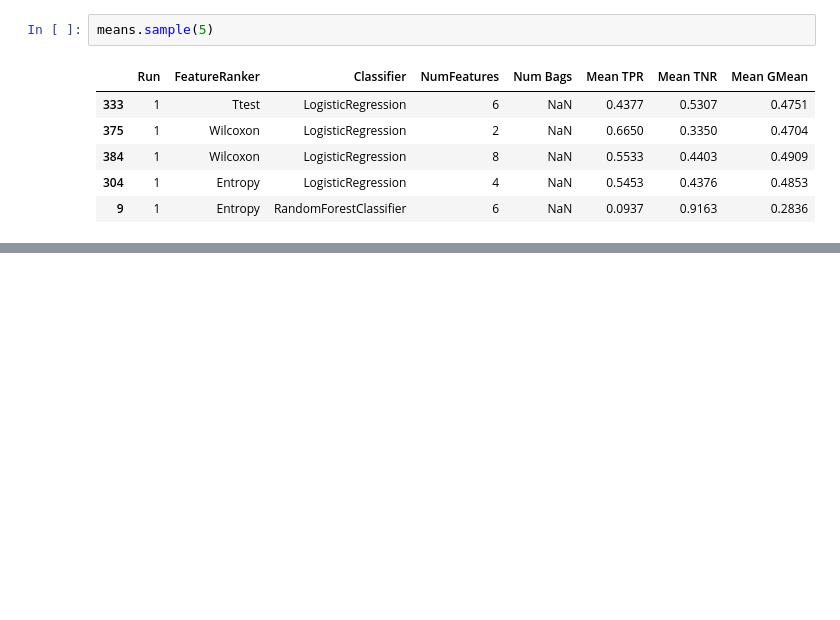
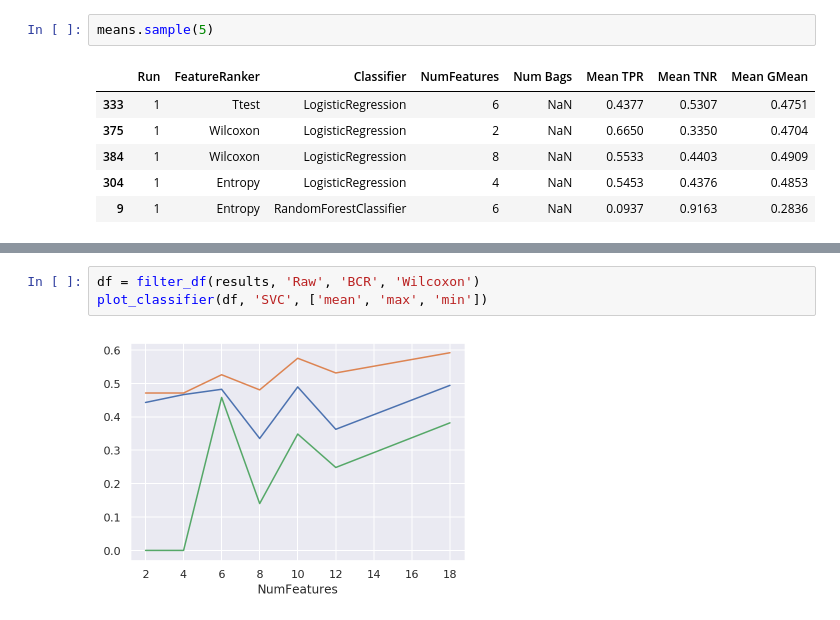
Before and after one commit to Robert-Aduviri/genomic-causality-prediction, a Jupyter notebook: SVMExperiments/09 - Results.ipynb, the cells around one changed output, grey strips where cells are left out. Drawn from its saved outputs; the diff is of its cells as text; blank space fills up the shorter version.

```diff
--- a/SVMExperiments/09 - Results.ipynb
+++ b/SVMExperiments/09 - Results.ipynb
@@ -253,0 +479,5 @@ means.sample(5)
+# %%
+df = filter_df(results, 'Raw', 'BCR', 'Wilcoxon')
+plot_classifier(df, 'SVC', ['mean', 'max', 'min'])
+# %% [output]
+[figure, added]
```
Also changed, not shown: parts of 45 cells of this notebook, 2 other files.
